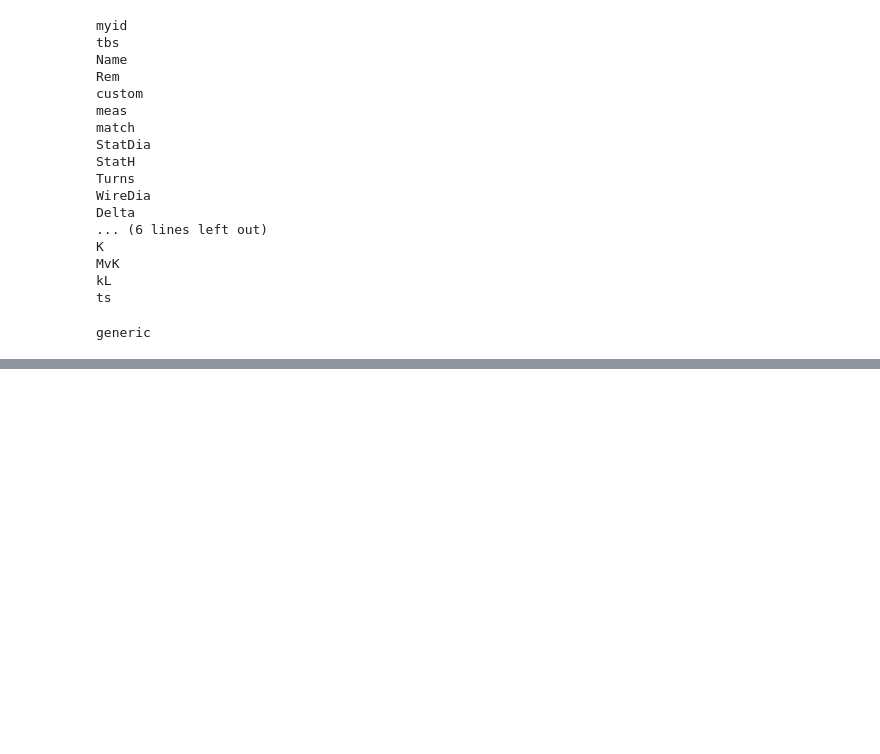
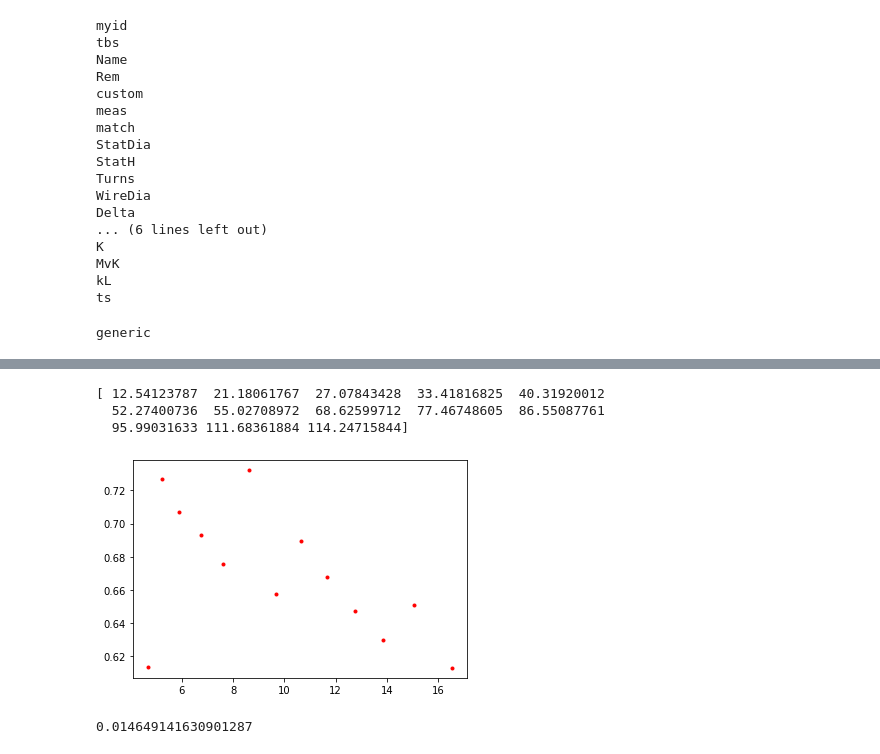
Before and after one commit to lehnertu/pyDriveCalc, a Jupyter notebook: MotorDev.ipynb, the cells around one changed output, grey strips where cells are left out. Saved outputs shown, nothing was run; the diff lists cells and outputs as text; code cells hidden in the pictures; blank space fills up the shorter version.

```diff
--- a/MotorDev.ipynb
+++ b/MotorDev.ipynb
@@ -86,0 +120,20 @@ plt.show()
+# %%
+# measured shaft torque [Nm]
+qList=[0.04, 0.06, 0.07, 0.08, 0.09, 0.11, 0.11, 0.13, 0.14, 0.15, 0.16, 0.18, 0.18]
+pShaftList= np.array(qList)*np.array(rpmList)*2*np.pi/60.0
+print(pShaftList)
+
+eta = pShaftList / np.array(pList)
+plt.plot(i,eta,'r.')
+plt.show()
+# %% [output]
+[ 12.54123787  21.18061767  27.07843428  33.41816825  40.31920012
+  52.27400736  55.02708972  68.62599712  77.46748605  86.55087761
+  95.99031633 111.68361884 114.24715844]
+[figure, added]
+# %%
+# fit torque constant kA [Nm/A]
+kA = qList[-1] / iList[-1]
+print(kA)
+# %% [output]
+0.014649141630901287
```
Also changed, not shown: parts of 11 cells of this notebook.
